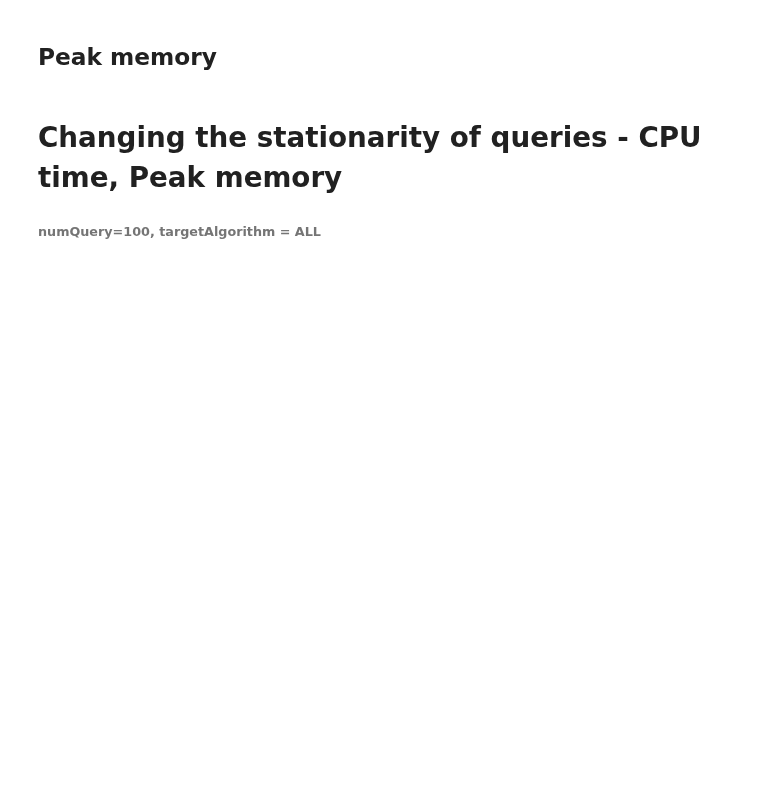
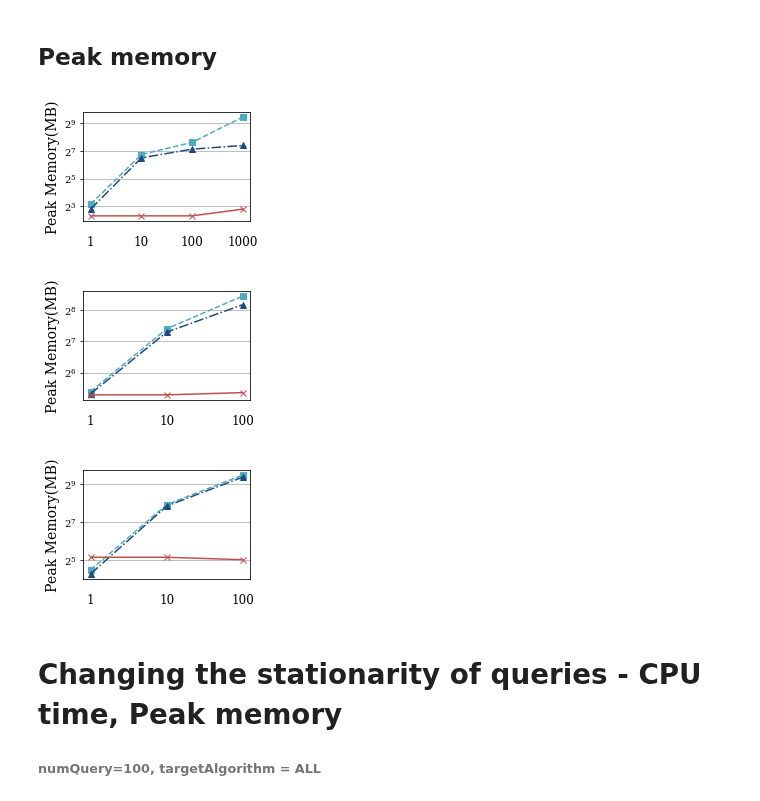
Before and after one commit to YoojuShin/SIGMOD2021LogScript, a Jupyter notebook: figure_script.ipynb, the cells around one changed output. Cells and saved outputs as stored; diff of their text form; code cells hidden in the pictures; blank space fills up the shorter version.

```diff
--- a/figure_script.ipynb
+++ b/figure_script.ipynb
@@ -334,26 +454,30 @@ for dataname in dataset:
 # %% [markdown]
 ## Peak memory
 # %%
-for dataname in dataset:
+for dataname in dataset_small:
     graphdf = df.loc[(df["Dataset"]==dataname) & (df['ChgQRatio']>0)]\
         .pivot(index="Queryset",columns="Method",values="PeakMem")
 
     graphdf.reindex(index=dataset)
 
     fig = plt.figure(figsize=figsize_vp)
     ax = fig.add_subplot(1,1,1)
 
     for i, algname in enumerate(target_alg_vp):
         ax.plot(graphdf[algname], linestyle=algo_line[algname], marker=algo_marker[algname], color=algo_color[algname])
     ax.set_yscale("log",basey=2)
     ax.set_xlabel("")
     ax.set_ylabel('Peak Memory(MB)', fontsize=FONTSIZE_YLABEL_vp)
     ax.grid(b=True,which="major",axis='y',zorder=0)
     ax.set_xticklabels([1,10,100,1000])
     ax.tick_params(axis='x', which ='both', length = 0)
     ax.tick_params(axis='x', labelsize=FONTSIZE_XLABEL_vp, pad=15)
     ax.tick_params(axis='y', labelsize=FONTSIZE_TICK_vp)
     plt.savefig('QueryNum_'+dataname+'_PeakMem.pdf', bbox_inches='tight', format='pdf')
+# %% [output]
+[figure, added]
+[figure, added]
+[figure, added]
 # %% [markdown]
 # Changing the stationarity of queries - CPU time, Peak memory
 ###### numQuery=100, targetAlgorithm = ALL
```
Also changed, not shown: parts of 33 cells of this notebook.
